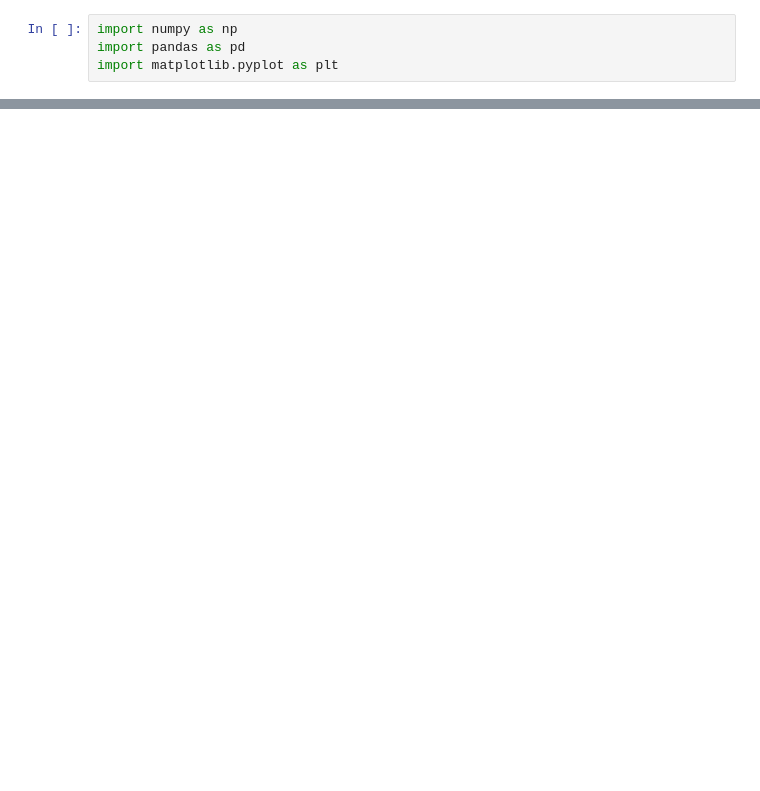
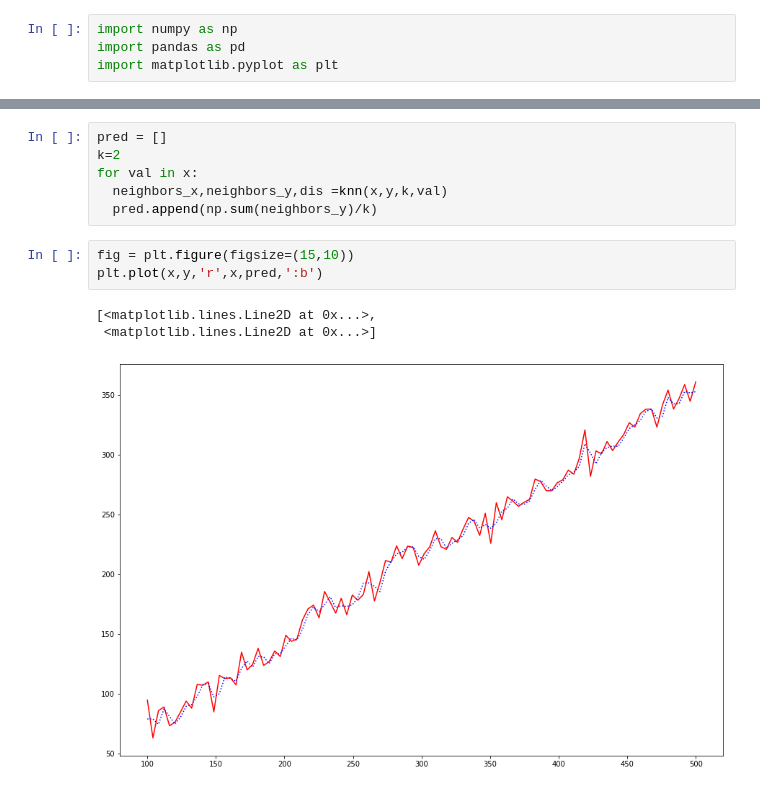
Before and after one commit to ZahraMoeini/Regression, a Jupyter notebook: knn_regression.ipynb, the cells around one changed output, grey strips where cells are left out. Drawn from its saved outputs; the diff is of its cells as text; blank space fills up the shorter version.

```diff
--- a/knn_regression.ipynb
+++ b/knn_regression.ipynb
@@ -61,0 +60,13 @@ np.abs(32.35-key)
+# %%
+pred = []
+k=2
+for val in x:
+  neighbors_x,neighbors_y,dis =knn(x,y,k,val)
+  pred.append(np.sum(neighbors_y)/k)
+# %%
+fig = plt.figure(figsize=(15,10))
+plt.plot(x,y,'r',x,pred,':b')
+# %% [output]
+[<matplotlib.lines.Line2D at 0x...>,
+ <matplotlib.lines.Line2D at 0x...>]
+[figure, added]
```
Also changed, not shown: parts of 10 cells of this notebook.
